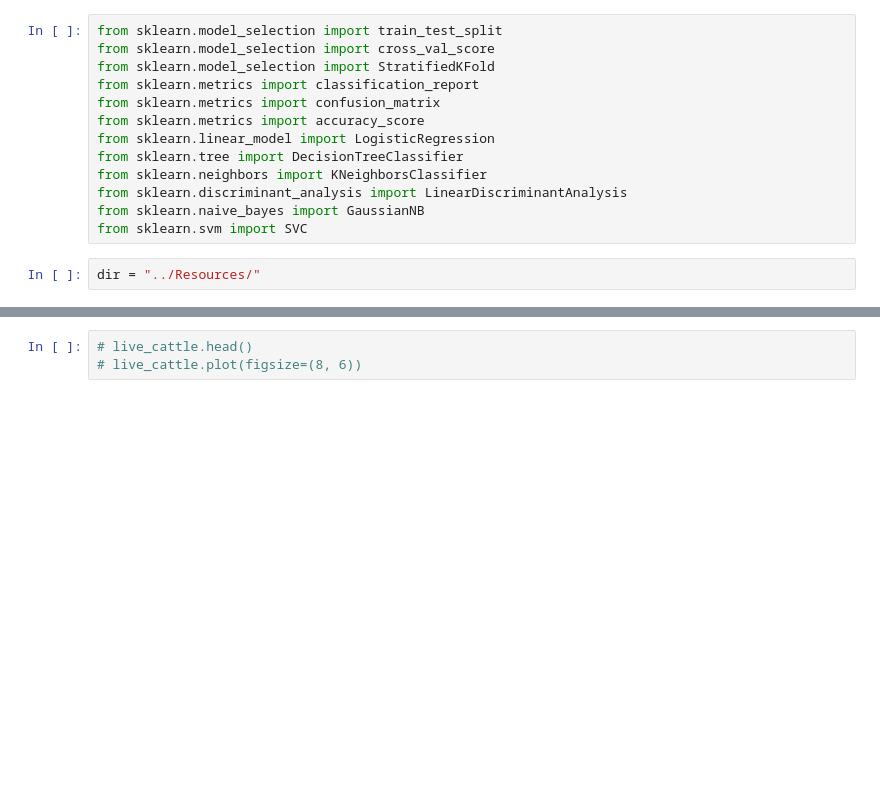
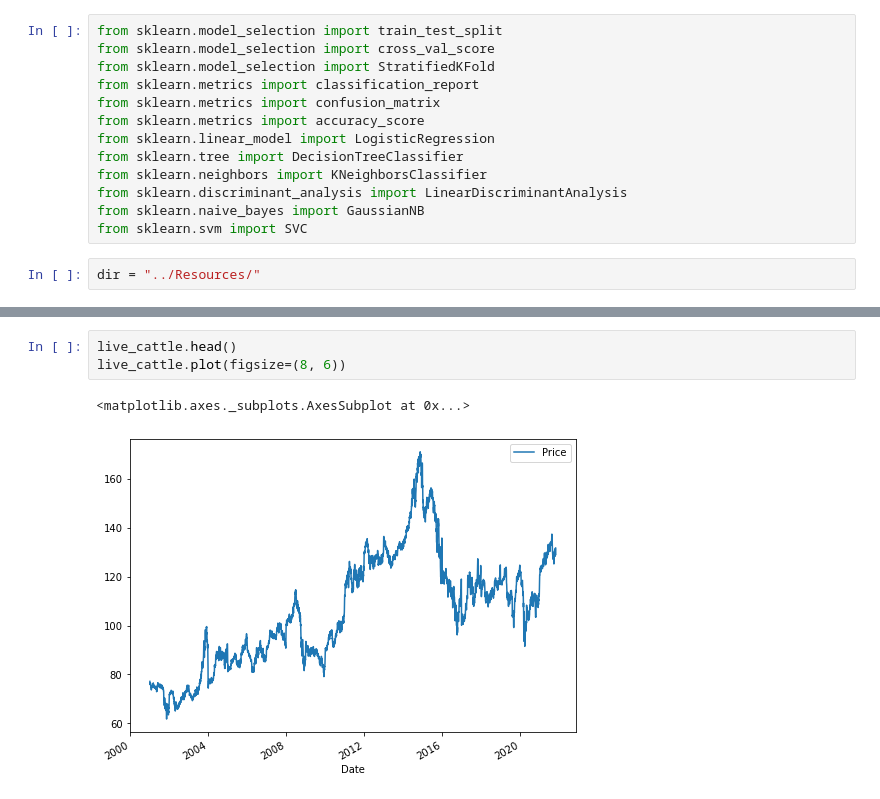
Before and after one commit to amack56/Project_2, a Jupyter notebook: Code/antonio.ipynb, the cells around one changed output, grey strips where cells are left out. Saved outputs shown, nothing was run; the diff lists cells and outputs as text; blank space fills up the shorter version.

```diff
--- a/Code/antonio.ipynb
+++ b/Code/antonio.ipynb
@@ -76,4 +89,7 @@ with sns.axes_style("white"):
 # %%
-# live_cattle.head()
-# live_cattle.plot(figsize=(8, 6))
+live_cattle.head()
+live_cattle.plot(figsize=(8, 6))
+# %% [output]
+<matplotlib.axes._subplots.AxesSubplot at 0x...>
+[figure, added]
 # %%
```
Also changed, not shown: parts of 10 cells of this notebook, 8 other files.
